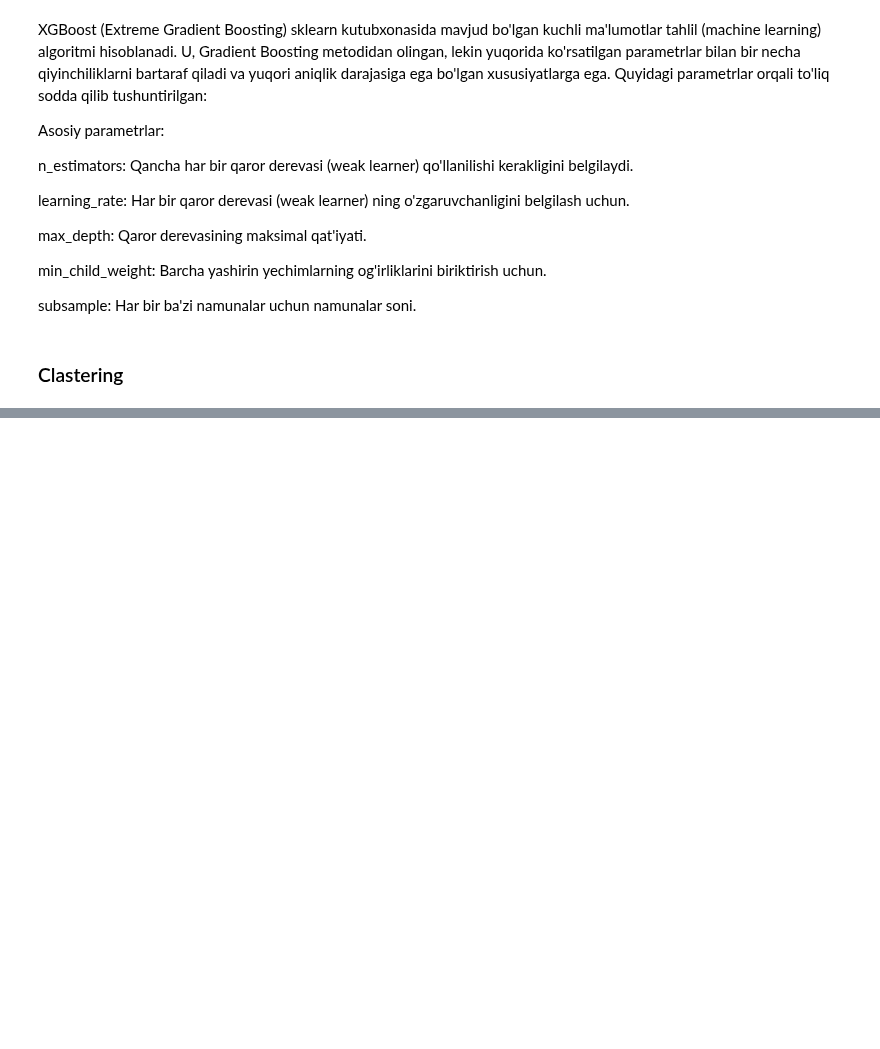
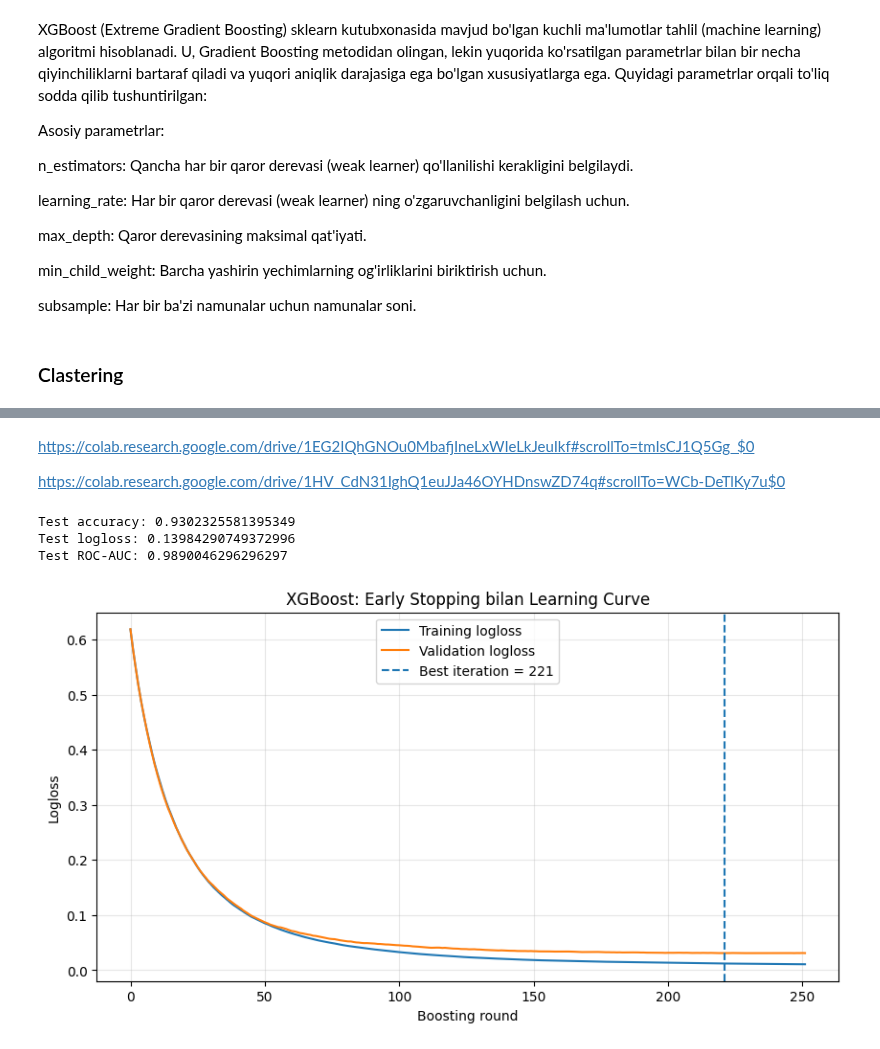
Before and after one commit to Suhrobjonibodullayev/ML-Learning-Journey, a Jupyter notebook: 05_machine_learning_basics/Machine_Learning.ipynb, the cells around one changed output, grey strips where cells are left out. Saved outputs shown, nothing was run; the diff lists cells and outputs as text; code cells hidden in the pictures; blank space fills up the shorter version.

```diff
--- a/05_machine_learning_basics/Machine_Learning.ipynb
+++ b/05_machine_learning_basics/Machine_Learning.ipynb
@@ -2733,0 +3212,4 @@ print("Guruhlar:", labels)
+# %% [markdown]
+https://colab.research.google.com/drive/1EG2IQhGNOu0MbafjIneLxWIeLkJeuIkf#scrollTo=tmIsCJ1Q5Gg_$0
+
+https://colab.research.google.com/drive/1HV_CdN31IghQ1euJJa46OYHDnswZD74q#scrollTo=WCb-DeTlKy7u$0
@@ -2733,0 +3242,48 @@ print("Guruhlar:", labels)
+# %%
+model_es = XGBClassifier(
+    n_estimators=500,
+    max_depth=3,
+    learning_rate=0.05,
+    subsample=0.9,
+    colsample_bytree=0.9,
+    objective="binary:logistic",
+    eval_metric="logloss",
+    early_stopping_rounds=30,
+    random_state=RANDOM_STATE,
+    tree_method="hist"
+)
+
+model_es.fit(
+    X_train, y_train,
+    eval_set=[(X_train, y_train), (X_val, y_val)],
+    verbose=False
+)
+
+pred_es = model_es.predict(X_test)
+proba_es = model_es.predict_proba(X_test)[:, 1]
+
+print("Test accuracy:", accuracy_score(y_test, pred_es))
+print("Test logloss:", log_loss(y_test, proba_es))
+print("Test ROC-AUC:", roc_auc_score(y_test, proba_es))
+# %% [output]
+Test accuracy: 0.9302325581395349
+Test logloss: 0.13984290749372996
+Test ROC-AUC: 0.9890046296296297
+# %%
+results_es = model_es.evals_result()
+
+train_logloss_es = results_es["validation_0"]["logloss"]
+val_logloss_es = results_es["validation_1"]["logloss"]
+
+plt.figure(figsize=(10, 5))
+plt.plot(train_logloss_es, label="Training logloss")
+plt.plot(val_logloss_es, label="Validation logloss")
+plt.axvline(model_es.best_iteration, linestyle="--", label=f"Best iteration = {model_es.best_iteration}")
+plt.xlabel("Boosting round")
+plt.ylabel("Logloss")
+plt.title("XGBoost: Early Stopping bilan Learning Curve")
+plt.legend()
+plt.grid(alpha=0.3)
+plt.show()
+# %% [output]
+[figure, added]
```
Also changed, not shown: parts of 54 cells of this notebook.
